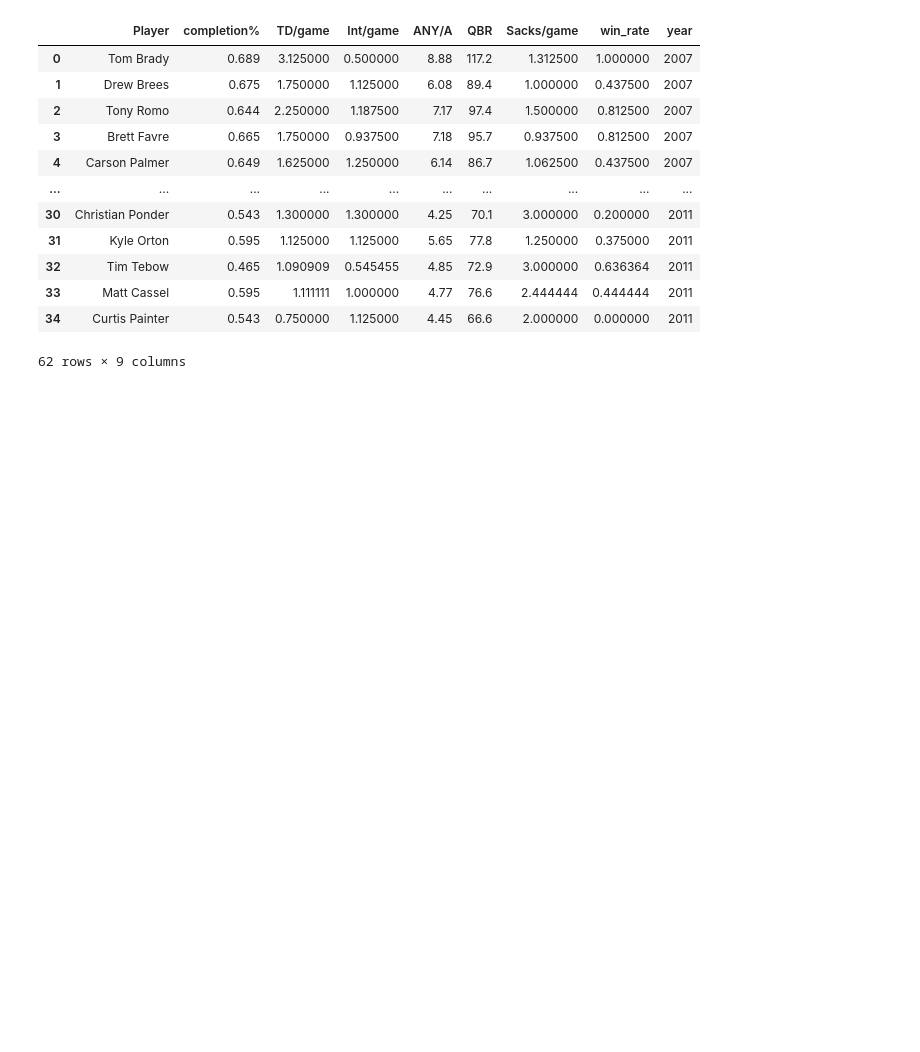
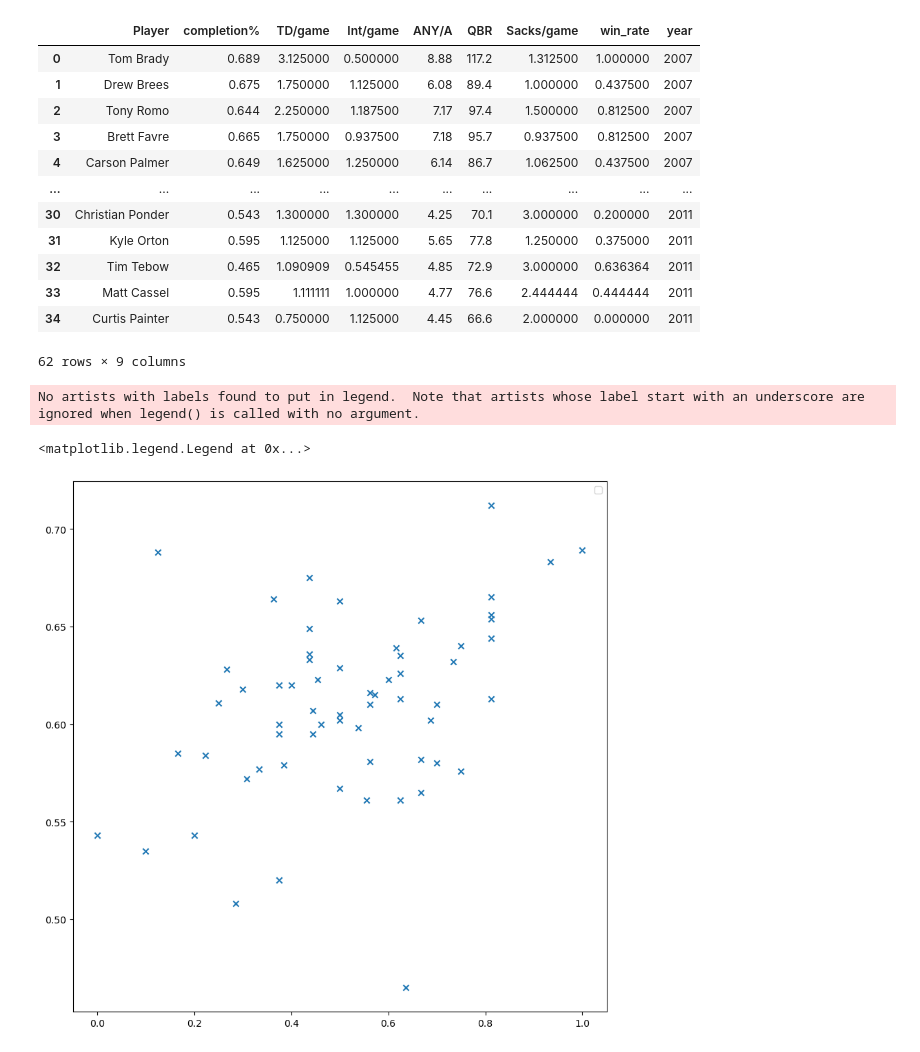
Before and after one commit to nguyenwilliam/elimanning, a Jupyter notebook: elimanning.ipynb, the cells around one changed output. Cells and saved outputs as stored; diff of their text form; code cells hidden in the pictures; blank space fills up the shorter version.

```diff
--- a/elimanning.ipynb
+++ b/elimanning.ipynb
@@ -225,6 +225,7 @@ See the caveats in the documentation: https://pandas.pydata.org/pandas-docs/stab
 | 34 | Curtis Painter | 0-8-0 | 0.543 | 0.750000 | 1.125000 | 4.45 | 66.6 | 16 | 2011 | 2.000000 | 0.000000 |
 62 rows × 11 columns
 # %%
-QB = QB.drop("Sk", axis=1)
+#QB = QB.drop("Sk", axis=1)
+#QB = QB.drop("QBrec", axis=1)
 QB
 # %% [output]
@@ -275,3 +276,13 @@ QB
 | 33 | Matt Cassel | 0.595 | 1.111111 | 1.000000 | 4.77 | 76.6 | 2.444444 | 0.444444 | 2011 |
 | 34 | Curtis Painter | 0.543 | 0.750000 | 1.125000 | 4.45 | 66.6 | 2.000000 | 0.000000 | 2011 |
 62 rows × 9 columns
+# %%
+# test for plt and subplots
+plt.subplots(figsize = (10, 10))
+i = 2007
+plt.scatter(marker = "x", x = QB["win_rate"], y = QB["completion%"])
+plt.legend()
+# %% [output]
+No artists with labels found to put in legend.  Note that artists whose label start with an underscore are ignored when legend() is called with no argument.
+<matplotlib.legend.Legend at 0x...>
+[figure, added]
```
Also changed, not shown: parts of 3 cells of this notebook.
